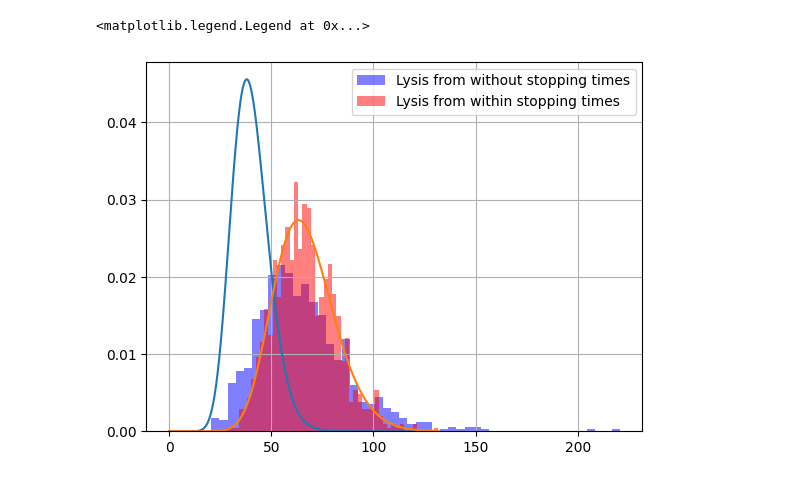
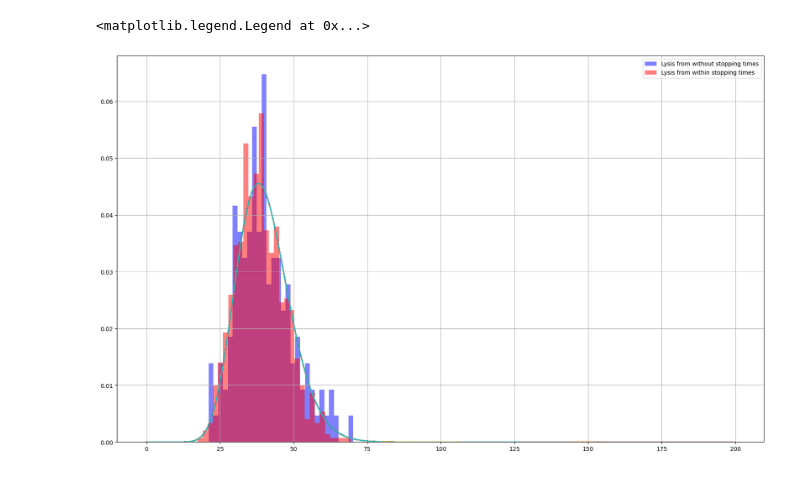
Before and after one commit to Ideadben/Bachelors-Project, a Jupyter notebook: PHAGE_MODEL.ipynb, the cells around one changed output. Drawn from its saved outputs; the diff is of its cells as text; code cells hidden in the pictures.

```diff
--- a/PHAGE_MODEL.ipynb
+++ b/PHAGE_MODEL.ipynb
@@ -34,11 +34,11 @@ def infection(initial, rate, threshhold, healing_factor):
     return times, states
 
 
-N = 5000
+N = 1000
 initial = 0
 rate = 0.1
-threshhold = 5
-heal = 0
+threshhold = 20
+heal = 0.05
 tmax = 0
 t_end = []
 
@@ -72,14 +72,15 @@ plt.legend()
 # %%
 def erlang(x, L, k):
-    return L**k * x**(k-1) * np.exp(-L * x) / m.factorial(k-1)
+    return L**(k) * x**(k - 1) * np.exp(-L * x) / m.factorial(k - 1)
 
 x = np.linspace(0, max(t_end), 1000)
 y = erlang(x, rate, threshhold)
+print(round(heal * np.mean(t_end)))
 
 plt.figure()
 plt.grid()
-plt.hist(t_end, density = True, bins = 50)
+plt.hist(t_end, density = True, bins = 30)
 plt.plot(x,y)
 plt.xlim(0, max(t_end))
-plt.ylim(0, 0.03)
+plt.ylim(0, 0.02)
 # %% [output]
@@ -150,7 +152,7 @@ def within(initial, rate, threshhold):
 N = 1000
 initial = 0
 rate_out = 0.5
-rate_in = 0.3
+rate_in = 0.5
 heal = 0.2
 threshhold_out = 20
 threshhold_in = 20
@@ -211,14 +227,12 @@ plt.legend()
 # %%
-plt.figure()
+plt.figure(figsize = (20,12))
 plt.grid()
-plt.hist(t_endout, bins = 50, density = True, color = 'blue', label = 'Lysis from without stopping times', alpha = 0.5)
-plt.hist(t_endin, bins = 50, density = True, color = 'red', label = 'Lysis from within stopping times', alpha = 0.5)
-x = np.linspace(0, max(t_endin), 1000)
+plt.hist(LO_success, bins = 30, density = True, color = 'blue', label = 'Lysis from without stopping times', alpha = 0.5)
+plt.hist(LI_success, bins = 30, density = True, color = 'red', label = 'Lysis from within stopping times', alpha = 0.5)
+x = np.linspace(0, max(t_endout), 1000)
 In = erlang(x, rate_in, threshhold_in)
-Out = erlang(x, rate_out, threshhold_out)
-plt.plot(x, Out)
 plt.plot(x, In)
 plt.legend()
 # %% [output]
 <matplotlib.legend.Legend at 0x...>
-[figure, old version]
+[figure, new version]
```
Also changed, not shown: parts of 9 cells of this notebook.
